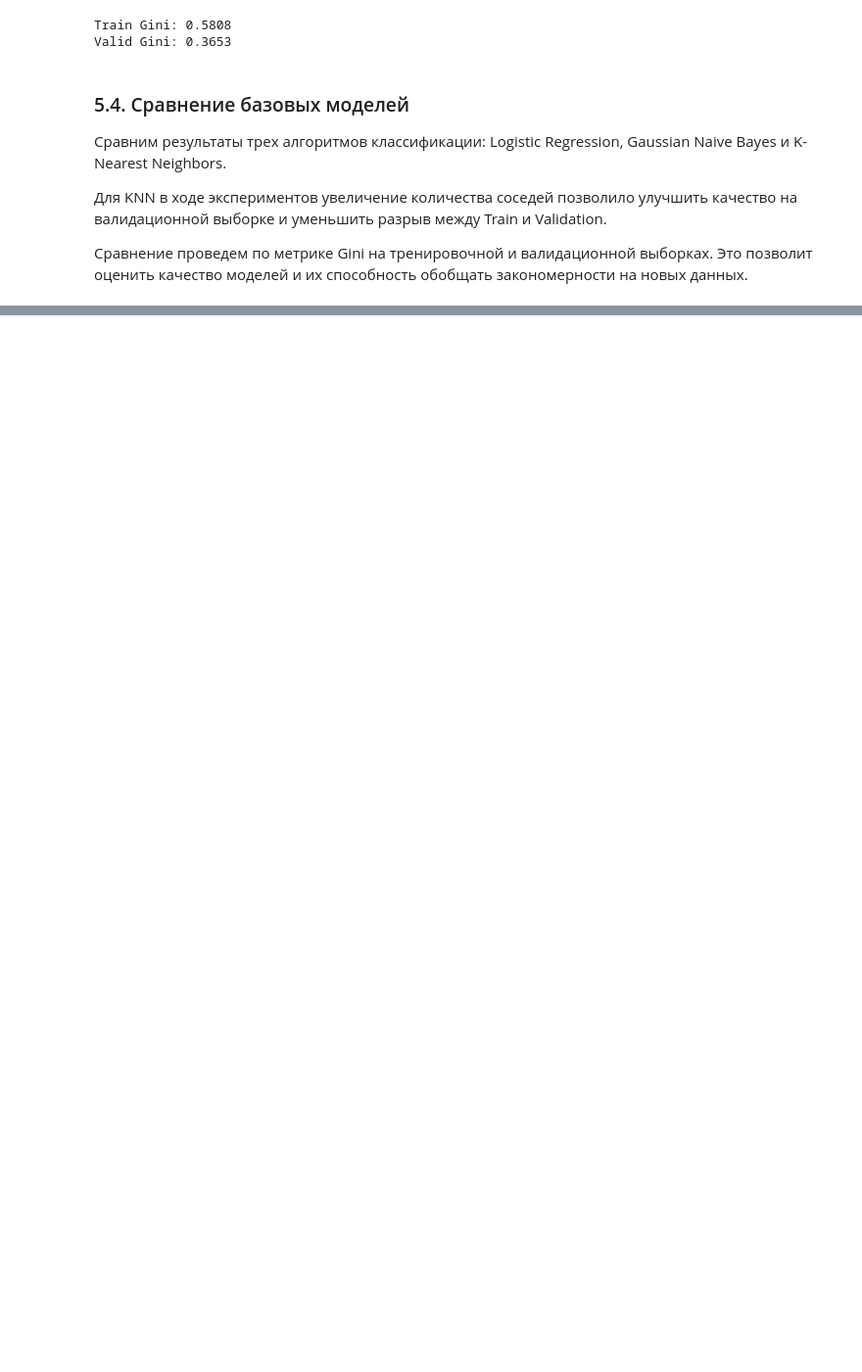
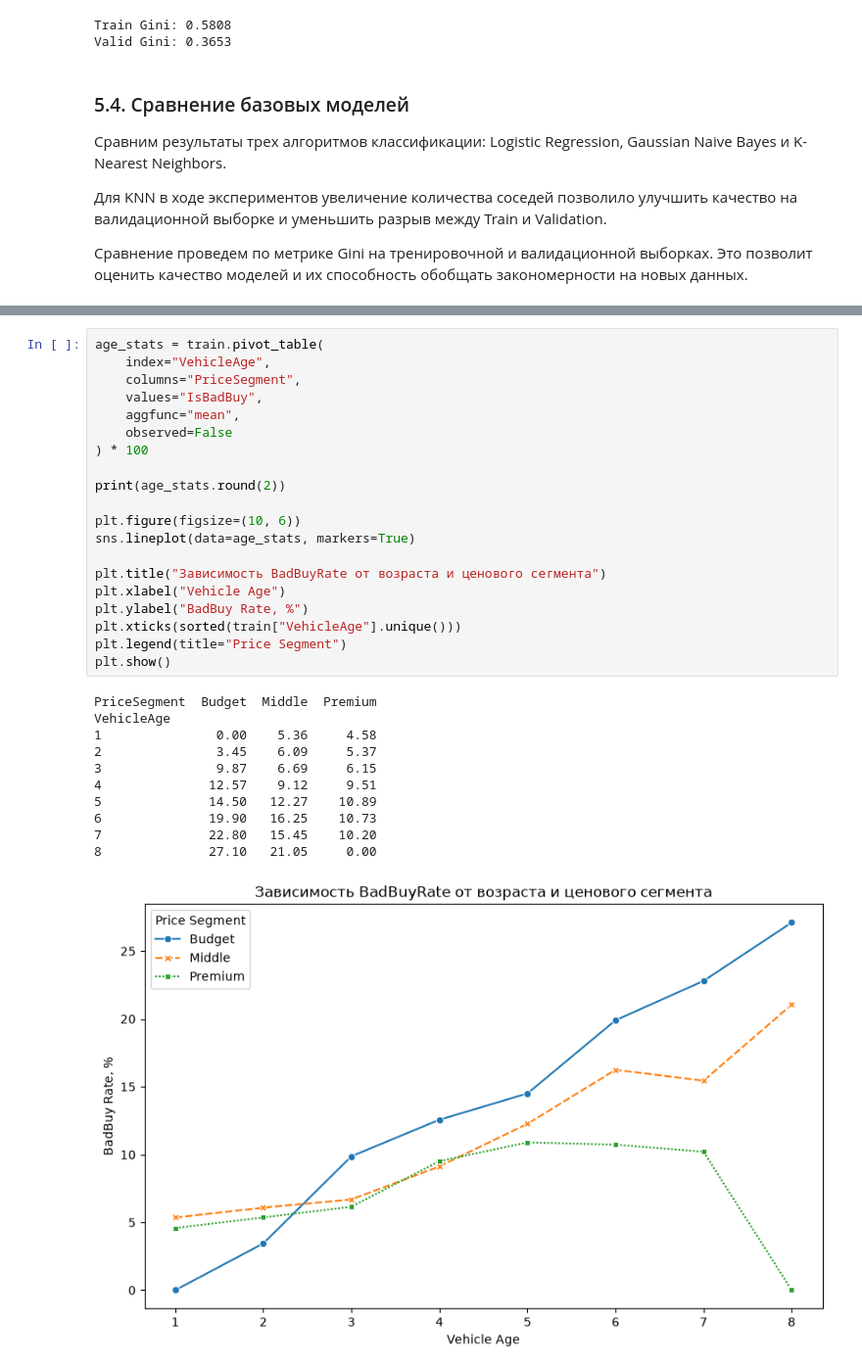
Before and after one commit to alphakentavra/dont-get-kicked-classification, a Jupyter notebook: src/ML4.ipynb, the cells around one changed output, grey strips where cells are left out. Shown at 98% size. Cells and saved outputs as stored; diff of their text form; blank space fills up the shorter version.

```diff
--- a/src/ML4.ipynb
+++ b/src/ML4.ipynb
@@ -905,0 +1255,32 @@ models_compr.sort_values("Valid Gini:", ascending=False)
+# %%
+age_stats = train.pivot_table(
+    index="VehicleAge",
+    columns="PriceSegment",
+    values="IsBadBuy",
+    aggfunc="mean",
+    observed=False
+) * 100
+
+print(age_stats.round(2))
+
+plt.figure(figsize=(10, 6))
+sns.lineplot(data=age_stats, markers=True)
+
+plt.title("Зависимость BadBuyRate от возраста и ценового сегмента")
+plt.xlabel("Vehicle Age")
+plt.ylabel("BadBuy Rate, %")
+plt.xticks(sorted(train["VehicleAge"].unique()))
+plt.legend(title="Price Segment")
+plt.show()
+# %% [output]
+PriceSegment  Budget  Middle  Premium
+VehicleAge
+1               0.00    5.36     4.58
+2               3.45    6.09     5.37
+3               9.87    6.69     6.15
+4              12.57    9.12     9.51
+5              14.50   12.27    10.89
+6              19.90   16.25    10.73
+7              22.80   15.45    10.20
+8              27.10   21.05     0.00
+[figure, added]
```
Also changed, not shown: parts of 78 cells of this notebook, 2 other files.
